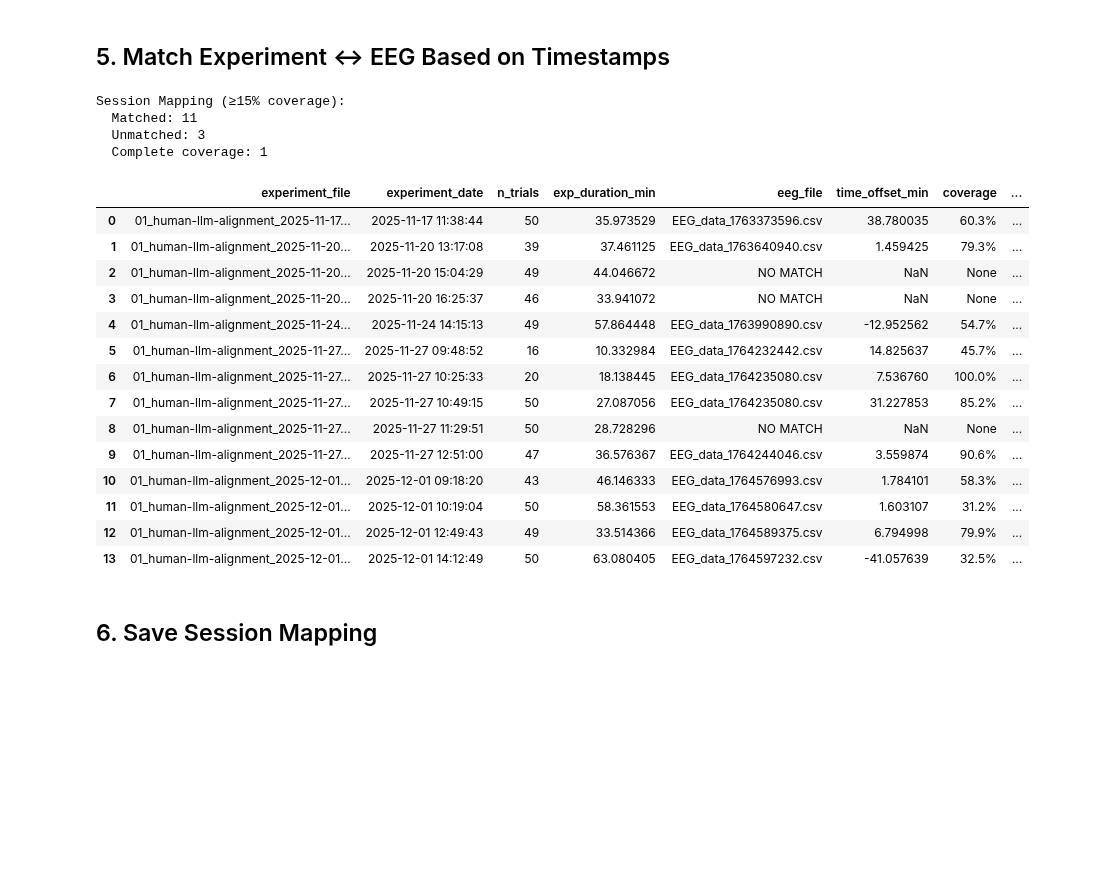
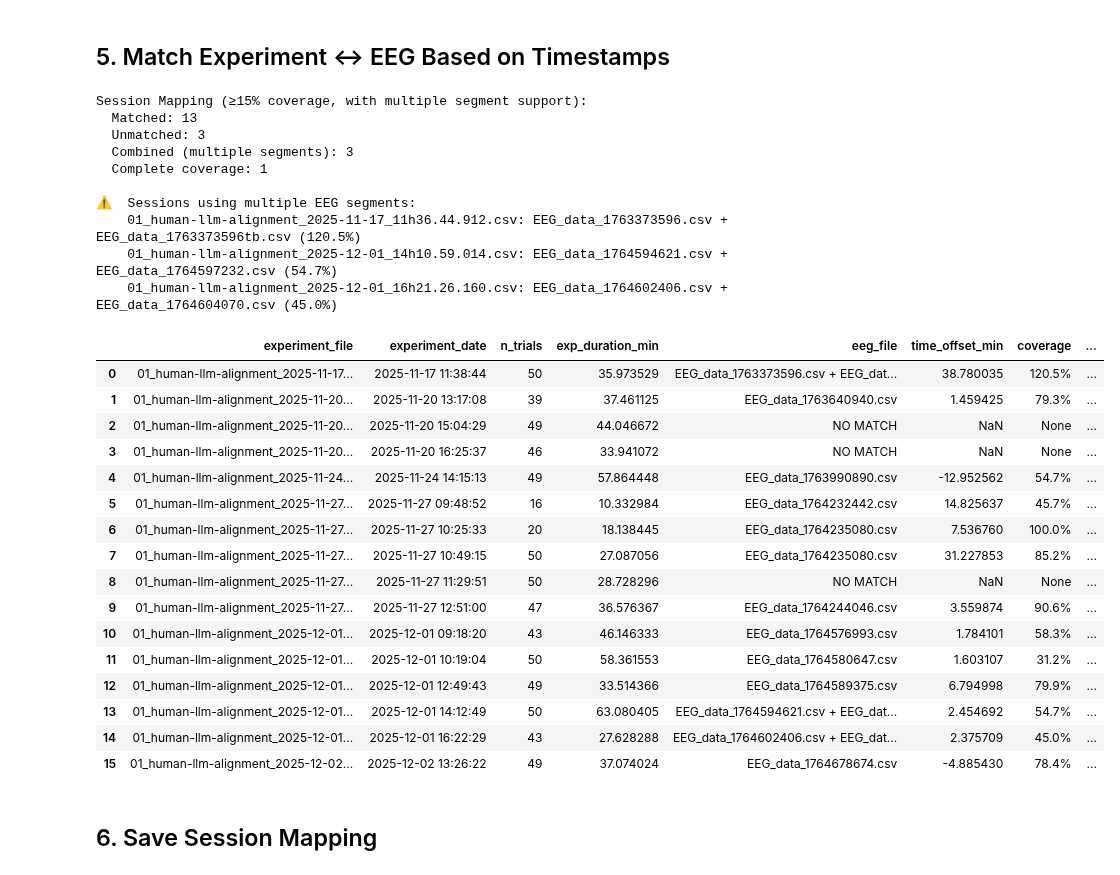
Before and after one commit to kimberlyeder/eeg-eyetracking-analysis, a Jupyter notebook: 01_Map_Sessions.ipynb, the cells around one changed output. Saved outputs shown, nothing was run; the diff lists cells and outputs as text; code cells hidden in the pictures; blank space fills up the shorter version.

Commit message:
new data

```diff
--- a/01_Map_Sessions.ipynb
+++ b/01_Map_Sessions.ipynb
@@ -207,13 +218,17 @@ EEG CSV files: 17
 # %% [markdown]
 ## 5. Match Experiment ↔ EEG Based on Timestamps
 # %%
-def find_matching_eeg(exp_row, df_eeg, min_coverage_percent=15):
-    """Find matching EEG file for an experiment.
+def find_matching_eeg(exp_row, df_eeg, min_coverage_percent=10, allow_multiple=True):
+    """Find matching EEG file(s) for an experiment.
 
     Args:
         exp_row: Experiment info
         df_eeg: DataFrame with EEG info
         min_coverage_percent: Minimum coverage percentage to consider a match (default: 15%)
+        allow_multiple: If True, can combine multiple EEG segments if there are gaps
+
+    Returns:
+        dict with match info, or None if no match found
     """
     exp_start = exp_row['start_unix']
     exp_end = exp_row['end_unix']
@@ -245,43 +260,92 @@ def find_matching_eeg(exp_row, df_eeg, min_coverage_percent=15):
                 'coverage': f'{coverage_percent:.1f}%',
                 'coverage_seconds': overlap_duration,
                 'overlap_minutes': overlap_duration / 60,
-                'is_complete': eeg_end >= exp_end
+                'is_complete': eeg_end >= exp_end,
+                'eeg_start': eeg_start,
+                'eeg_end': eeg_end
             })
 
-    if matches:
+    if not matches:
+        return None
+
+    # If allow_multiple and no single file covers >80%, try combining multiple segments
+    if allow_multiple:
+        best_single = max(matches, key=lambda x: x['coverage_seconds'])
+
+        if best_single['coverage_percent'] < 80:
+            # Try to find adjacent EEG files that can be combined
+            matches_sorted = sorted(matches, key=lambda x: x['eeg_start'])
+
+            if len(matches_sorted) > 1:
+                # Check if we can combine consecutive segments to improve coverage
+                total_coverage = sum([m['coverage_seconds'] for m in matches_sorted])
+                combined_coverage_percent = (total_coverage / exp_duration) * 100
+
+                if combined_coverage_percent > best_single['coverage_percent']:
+                    # Return combined info
+                    eeg_files = [m['eeg_file'] for m in matches_sorted]
+                    return {
+                        'eeg_file': ' + '.join(eeg_files),  # Mark as combined
+                        'offset_minutes': matches_sorted[0]['offset_minutes'],
+                        'coverage': f'{combined_coverage_percent:.1f}%',
+                        'coverage_seconds': total_coverage,
+                        'overlap_minutes': total_coverage / 60,
+                        'is_complete': matches_sorted[-1]['is_complete'],
+                        'is_combined': True,
+                        'n_segments': len(eeg_files)
+                    }
+
+        return best_single
+    else:
         # Choose match with best coverage (longest overlap)
         return max(matches, key=lambda x: x['coverage_seconds'])
-    return None
 
 # Match all experiments
 session_map = []
 for idx, exp in df_exp.iterrows():
-    match = find_matching_eeg(exp, df_eeg)
+    match = find_matching_eeg(exp, df_eeg, min_coverage_percent=15, allow_multiple=True)
     session_map.append({
         'experiment_file': exp['file'],
         'experiment_date': exp['date'],
         'n_trials': exp['n_trials'],
         'exp_duration_min': exp['duration'] / 60,
         'eeg_file': match['eeg_file'] if match else 'NO MATCH',
         'time_offset_min': match['offset_minutes'] if match else None,
         'coverage': match['coverage'] if match else None,
         'overlap_min': match['overlap_minutes'] if match else None,
-        'is_complete': match['is_complete'] if match else False
+        'is_complete': match['is_complete'] if match else False,
+        'is_combined': match.get('is_combined', False) if match else False,
+        'n_segments': match.get('n_segments', 1) if match else None
     })
 
 df_sessions = pd.DataFrame(session_map)
-print(f"\nSession Mapping (≥15% coverage):")
+print(f"\nSession Mapping (≥15% coverage, with multiple segment support):")
 print(f"  Matched: {df_sessions['eeg_file'].ne('NO MATCH').sum()}")
 print(f"  Unmatched: {df_sessions['eeg_file'].eq('NO MATCH').sum()}")
+print(f"  Combined (multiple segments): {df_sessions['is_combined'].sum()}")
 print(f"  Complete coverage: {df_sessions['is_complete'].sum()}")
+
+# Show combined sessions
+combined_sessions = df_sessions[df_sessions['is_combined'] == True]
+if len(combined_sessions) > 0:
+    print(f"\n⚠️  Sessions using multiple EEG segments:")
+    for idx, row in combined_sessions.iterrows():
+        print(f"    {row['experiment_file']}: {row['eeg_file']} ({row['coverage']})")
+
 df_sessions
 # %% [output]
-Session Mapping (≥15% coverage):
-  Matched: 11
+Session Mapping (≥15% coverage, with multiple segment support):
+  Matched: 13
   Unmatched: 3
+  Combined (multiple segments): 3
   Complete coverage: 1
+
+⚠️  Sessions using multiple EEG segments:
+    01_human-llm-alignment_2025-11-17_11h36.44.912.csv: EEG_data_1763373596.csv + EEG_data_1763373596tb.csv (120.5%)
+    01_human-llm-alignment_2025-12-01_14h10.59.014.csv: EEG_data_1764594621.csv + EEG_data_1764597232.csv (54.7%)
+    01_human-llm-alignment_2025-12-01_16h21.26.160.csv: EEG_data_1764602406.csv + EEG_data_1764604070.csv (45.0%)
 |  | experiment_file | experiment_date | n_trials | exp_duration_min | eeg_file | time_offset_min | coverage | ... |
-| 0 | 01_human-llm-alignment_2025-11-17... | 2025-11-17 11:38:44 | 50 | 35.973529 | EEG_data_1763373596.csv | 38.780035 | 60.3% | ... |
+| 0 | 01_human-llm-alignment_2025-11-17... | 2025-11-17 11:38:44 | 50 | 35.973529 | EEG_data_1763373596.csv + EEG_dat... | 38.780035 | 120.5% | ... |
 | 1 | 01_human-llm-alignment_2025-11-20... | 2025-11-20 13:17:08 | 39 | 37.461125 | EEG_data_1763640940.csv | 1.459425 | 79.3% | ... |
 | 2 | 01_human-llm-alignment_2025-11-20... | 2025-11-20 15:04:29 | 49 | 44.046672 | NO MATCH | NaN | None | ... |
 | 3 | 01_human-llm-alignment_2025-11-20... | 2025-11-20 16:25:37 | 46 | 33.941072 | NO MATCH | NaN | None | ... |
@@ -294,7 +358,9 @@ Session Mapping (≥15% coverage):
 | 10 | 01_human-llm-alignment_2025-12-01... | 2025-12-01 09:18:20 | 43 | 46.146333 | EEG_data_1764576993.csv | 1.784101 | 58.3% | ... |
 | 11 | 01_human-llm-alignment_2025-12-01... | 2025-12-01 10:19:04 | 50 | 58.361553 | EEG_data_1764580647.csv | 1.603107 | 31.2% | ... |
 | 12 | 01_human-llm-alignment_2025-12-01... | 2025-12-01 12:49:43 | 49 | 33.514366 | EEG_data_1764589375.csv | 6.794998 | 79.9% | ... |
-| 13 | 01_human-llm-alignment_2025-12-01... | 2025-12-01 14:12:49 | 50 | 63.080405 | EEG_data_1764597232.csv | -41.057639 | 32.5% | ... |
+| 13 | 01_human-llm-alignment_2025-12-01... | 2025-12-01 14:12:49 | 50 | 63.080405 | EEG_data_1764594621.csv + EEG_dat... | 2.454692 | 54.7% | ... |
+| 14 | 01_human-llm-alignment_2025-12-01... | 2025-12-01 16:22:29 | 43 | 27.628288 | EEG_data_1764602406.csv + EEG_dat... | 2.375709 | 45.0% | ... |
+| 15 | 01_human-llm-alignment_2025-12-02... | 2025-12-02 13:26:22 | 49 | 37.074024 | EEG_data_1764678674.csv | -4.885430 | 78.4% | ... |
 # %% [markdown]
 ## 6. Save Session Mapping
 # %%
```
Also changed, not shown: parts of 5 cells of this notebook, 4 other files.
